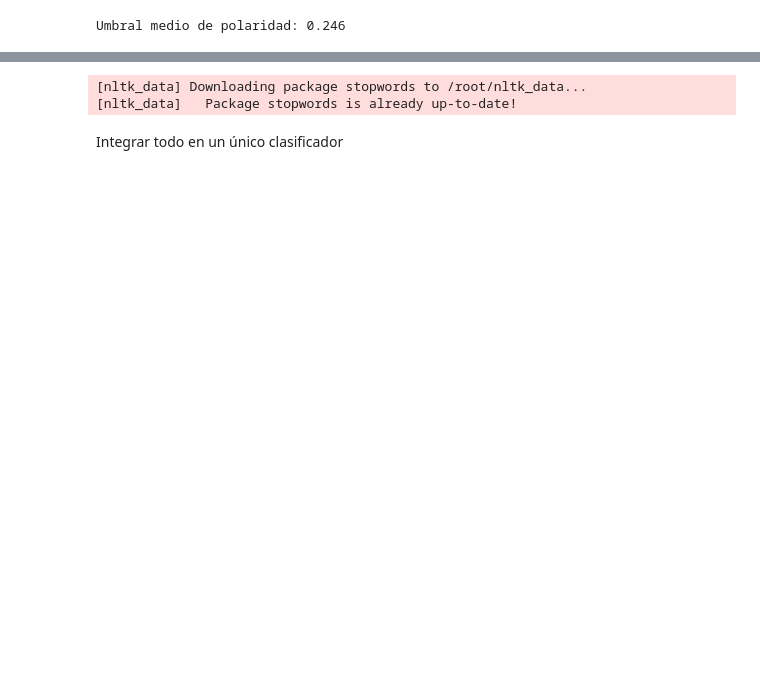
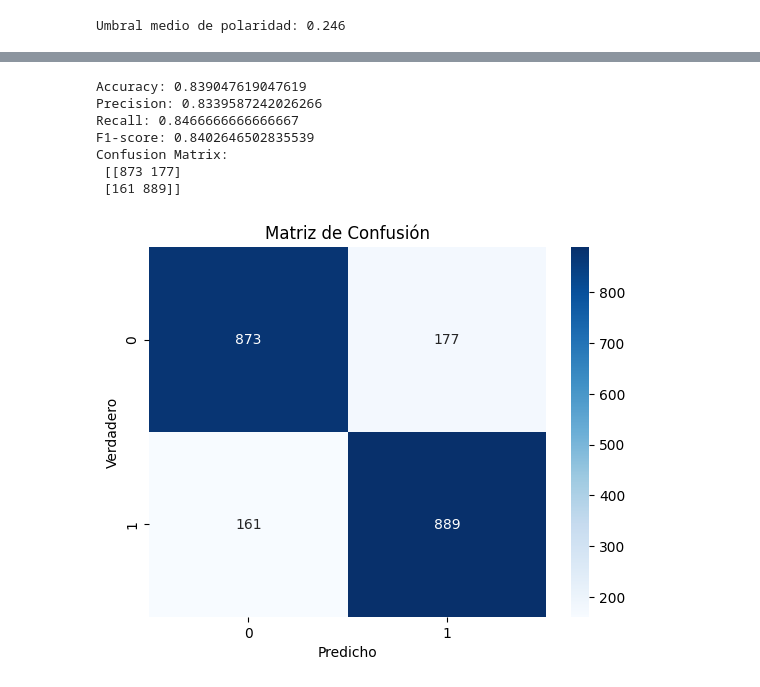
Before and after one commit to franfgv9/Milestone_1_PLN, a Jupyter notebook: Tarea_1_proyecto_PLN.ipynb, the cells around one changed output, grey strips where cells are left out. Cells and saved outputs as stored; diff of their text form; code cells hidden in the pictures; blank space fills up the shorter version.

```diff
--- a/Tarea_1_proyecto_PLN.ipynb
+++ b/Tarea_1_proyecto_PLN.ipynb
@@ -1250,5 +1190,5 @@ en función de si cumple alguna de las reglas definidas.
 # %%
-nltk.download('stopwords')
+#nltk.download('stopwords')
 stopwords_pt = set(stopwords.words('portuguese'))
 
 # Funciones de limpieza (de celdas previas)
@@ -1362,12 +1302,6 @@ def apply_rules(text, pre_tokenized=None):
         return 1
 
     # Regla 3: Patrón NOUN + ADJ ofensivo
-    # Ensure nlp is loaded for has_noun_adj_pattern and has_verb_pron_pattern
-    try:
-        nlp
-    except NameError:
-        nlp = spacy.load("pt_core_news_md")
-
     if has_noun_adj_pattern(text, tokens):
         return 1
 
@@ -1395,47 +1329,45 @@ def apply_rules(text, pre_tokenized=None):
     if contains_negation_insult(text, tokens):
         return 1
 
-    # Regla 10 : Repetición de insultos
-    if contains_repeated_insult(text, tokens):
-        return 1
-
-
-
-    # Regla 12: Polaridad alta + puntuación enfática
+    # Regla 10: Polaridad alta + puntuación enfática
     if polarity_score(text, tokens) > polar_threshold and contains_emphatic_punctuation(text, tokens):
         return 1
 
-    # Regla 13: Polaridad mayor que el umbral
+    # Regla 11: Polaridad mayor que el umbral
     if polarity_score(text, tokens) > polar_threshold:
         return 1
 
     return 0
 
 # Pre-tokenizar test_df para optimizar
 test_df['tokens'] = test_df['text'].apply(lambda x: tokenize(basic_clean(x)))
 
 # Aplicar reglas al conjunto de test
 test_df['pred_rule'] = [apply_rules(t, toks) for t, toks in zip(test_df['text'], test_df['tokens'])]
 
 # Evaluar rendimiento
 from sklearn.metrics import accuracy_score, precision_score, recall_score, f1_score, confusion_matrix
 print("Accuracy:", accuracy_score(test_df['label'], test_df['pred_rule']))
 print("Precision:", precision_score(test_df['label'], test_df['pred_rule']))
 print("Recall:", recall_score(test_df['label'], test_df['pred_rule']))
 print("F1-score:", f1_score(test_df['label'], test_df['pred_rule']))
 print("Confusion Matrix:\n", confusion_matrix(test_df['label'], test_df['pred_rule']))
 
 # Visualizar matriz de confusión
 import seaborn as sns
 import matplotlib.pyplot as plt
 cm = confusion_matrix(test_df['label'], test_df['pred_rule'])
 sns.heatmap(cm, annot=True, fmt='d', cmap='Blues')
 plt.title('Matriz de Confusión')
 plt.xlabel('Predicho')
 plt.ylabel('Verdadero')
 plt.show()
 # %% [output]
-[nltk_data] Downloading package stopwords to /root/nltk_data...
-[nltk_data]   Package stopwords is already up-to-date!
+Accuracy: 0.839047619047619
+Precision: 0.8339587242026266
+Recall: 0.8466666666666667
+F1-score: 0.8402646502835539
+Confusion Matrix:
+ [[873 177]
+ [161 889]]
+[figure, added]
-# %% [markdown]
-Integrar todo en un único clasificador
```
Also changed, not shown: parts of 80 cells of this notebook.
